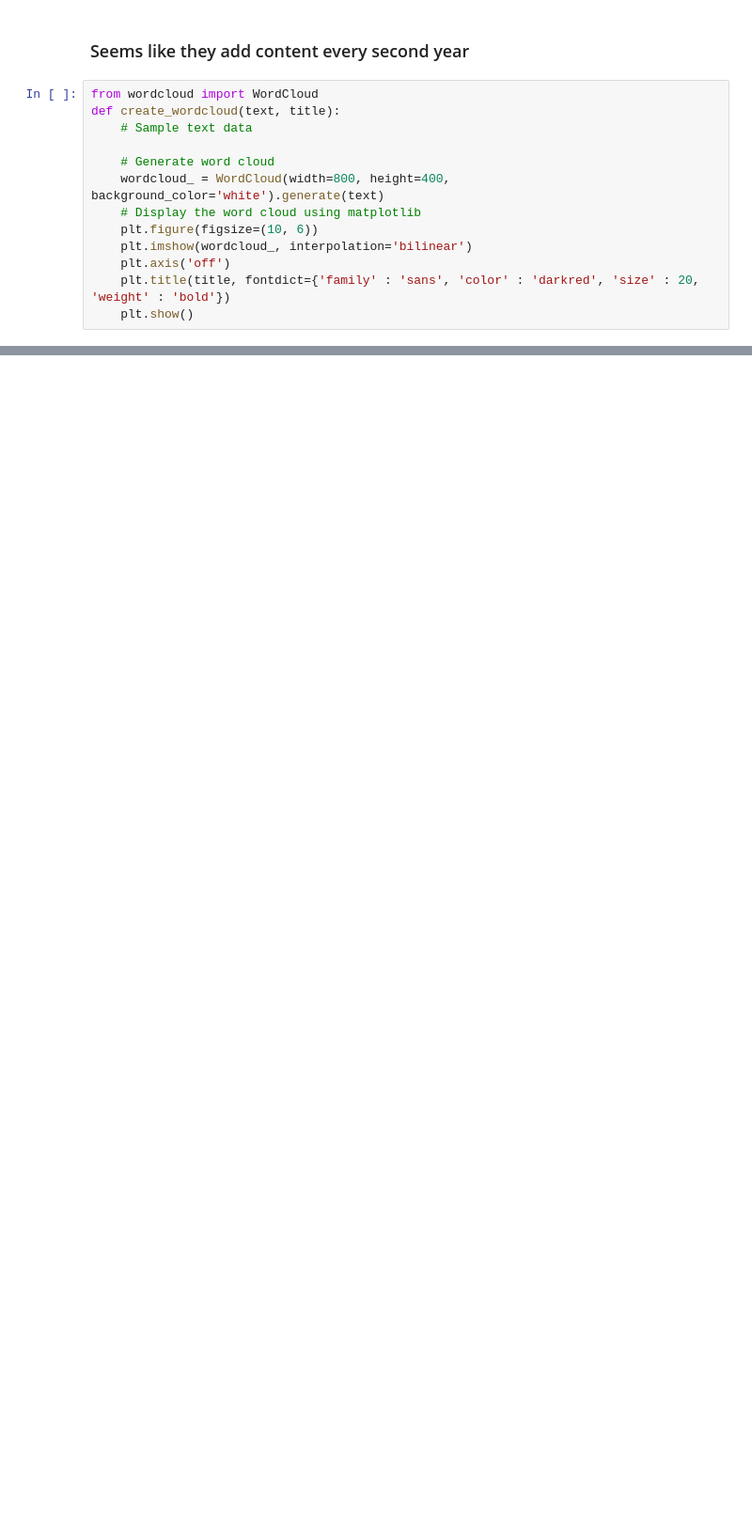
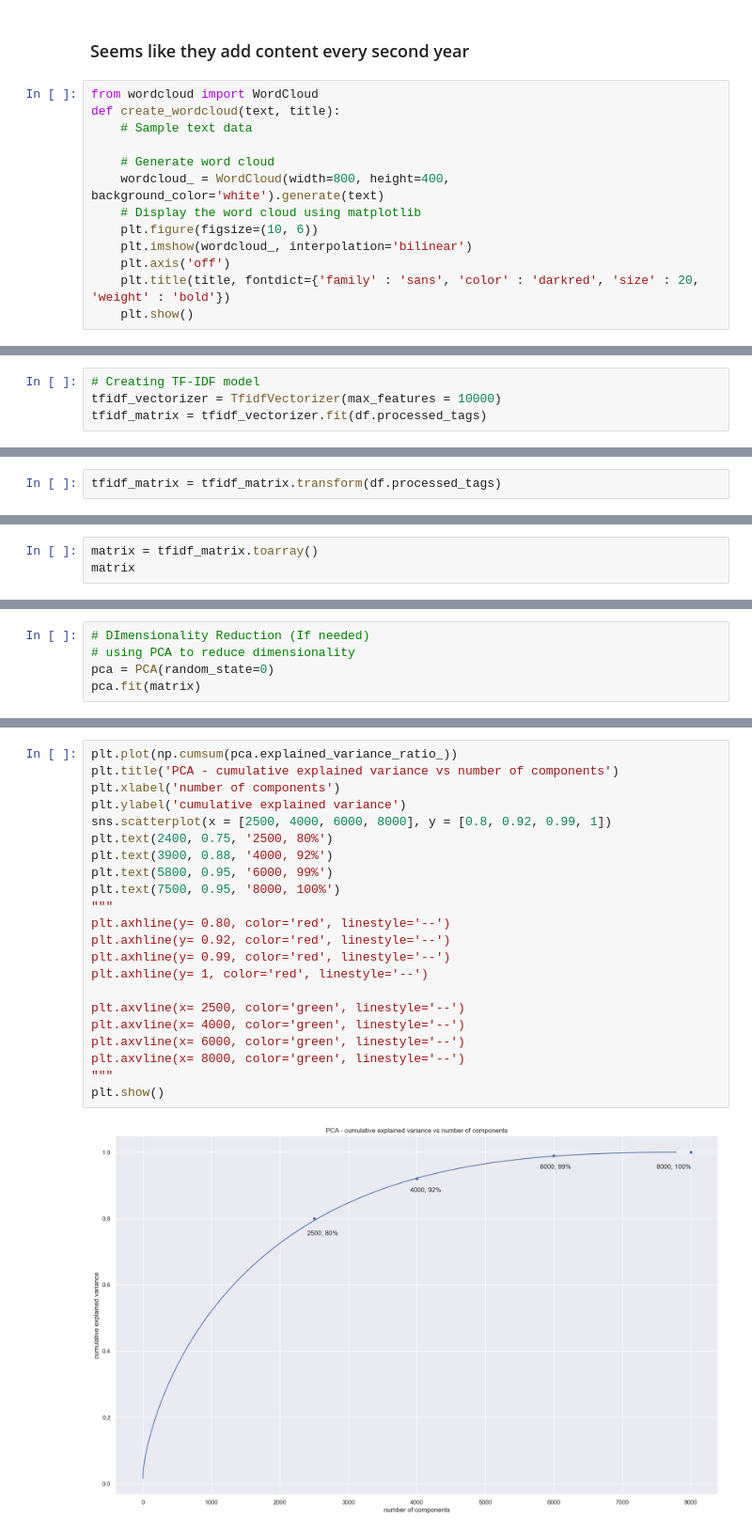
Before and after one commit to varshil009/NetflixClustering, a Jupyter notebook: EDA and clustring.ipynb, the cells around one changed output, grey strips where cells are left out. Shown at 94% size. Drawn from its saved outputs; the diff is of its cells as text; blank space fills up the shorter version.

```diff
--- a/EDA and clustring.ipynb
+++ b/EDA and clustring.ipynb
@@ -213,0 +274,4 @@ create_wordcloud(text, "''Description Clowd''")
+# %%
+# Creating TF-IDF model
+tfidf_vectorizer = TfidfVectorizer(max_features = 10000)
+tfidf_matrix = tfidf_vectorizer.fit(df.processed_tags)
@@ -213,0 +280,2 @@ create_wordcloud(text, "''Description Clowd''")
+# %%
+tfidf_matrix = tfidf_matrix.transform(df.processed_tags)
@@ -213,0 +288,3 @@ create_wordcloud(text, "''Description Clowd''")
+# %%
+matrix = tfidf_matrix.toarray()
+matrix
@@ -213,0 +307,5 @@ create_wordcloud(text, "''Description Clowd''")
+# %%
+# DImensionality Reduction (If needed)
+# using PCA to reduce dimensionality
+pca = PCA(random_state=0)
+pca.fit(matrix)
@@ -213,0 +314,24 @@ create_wordcloud(text, "''Description Clowd''")
+# %%
+plt.plot(np.cumsum(pca.explained_variance_ratio_))
+plt.title('PCA - cumulative explained variance vs number of components')
+plt.xlabel('number of components')
+plt.ylabel('cumulative explained variance')
+sns.scatterplot(x = [2500, 4000, 6000, 8000], y = [0.8, 0.92, 0.99, 1])
+plt.text(2400, 0.75, '2500, 80%')
+plt.text(3900, 0.88, '4000, 92%')
+plt.text(5800, 0.95, '6000, 99%')
+plt.text(7500, 0.95, '8000, 100%')
+"""
+plt.axhline(y= 0.80, color='red', linestyle='--')
+plt.axhline(y= 0.92, color='red', linestyle='--')
+plt.axhline(y= 0.99, color='red', linestyle='--')
+plt.axhline(y= 1, color='red', linestyle='--')
+
+plt.axvline(x= 2500, color='green', linestyle='--')
+plt.axvline(x= 4000, color='green', linestyle='--')
+plt.axvline(x= 6000, color='green', linestyle='--')
+plt.axvline(x= 8000, color='green', linestyle='--')
+"""
+plt.show()
+# %% [output]
+[figure, added]
```
Also changed, not shown: parts of 42 cells of this notebook.
